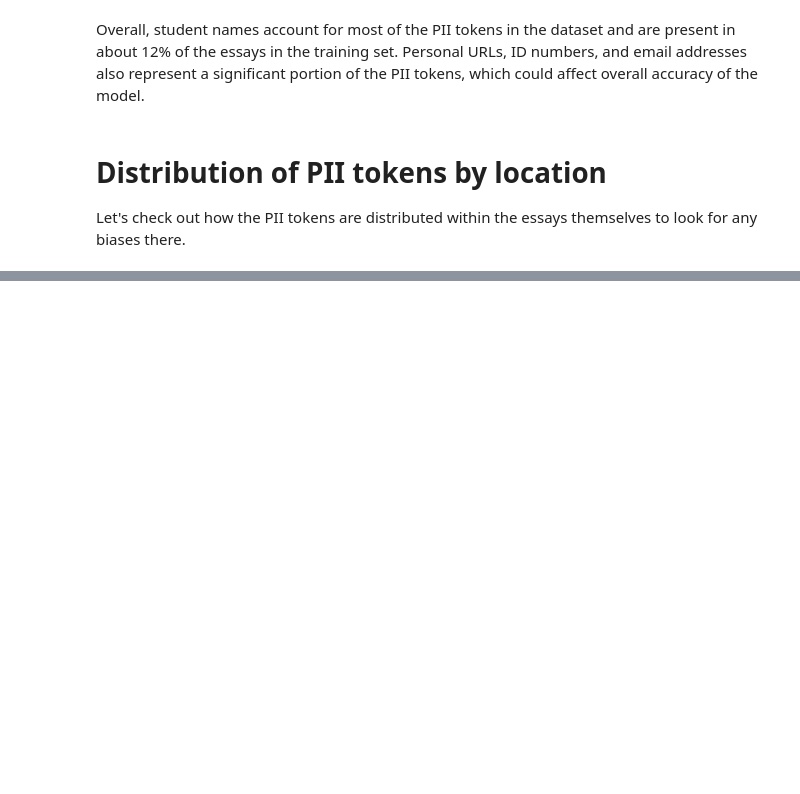
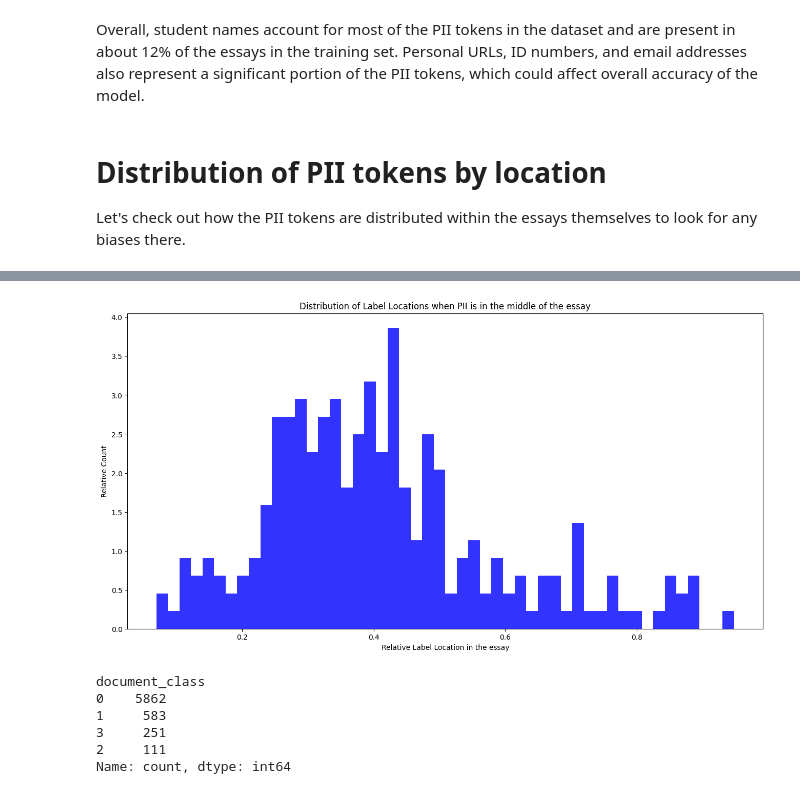
Before and after one commit to lambe/kaggling, a Jupyter notebook: learning_agency_pii_2023/pii-data-detection-eda.ipynb, the cells around one changed output, grey strips where cells are left out. Drawn from its saved outputs; the diff is of its cells as text; code cells hidden in the pictures; blank space fills up the shorter version.

```diff
--- a/learning_agency_pii_2023/pii-data-detection-eda.ipynb
+++ b/learning_agency_pii_2023/pii-data-detection-eda.ipynb
@@ -325,0 +324,34 @@ We can start building a small model from this data, focusing on the first and la
+# %%
+def classify_doc(x):
+    if len(x["label_location"]) == 0:
+        return 0
+    elif np.amax(x["label_location"]) < 0.1:
+        return 1
+    elif np.amin(x["label_location"]) > 0.9:
+        return 2
+    else:
+        return 3
+
+df_pii_token_distro["document_class"] = df_pii_token_distro.apply(classify_doc, axis=1)
+# %%
+agg_label_location = df_pii_token_distro[df_pii_token_distro["document_class"] == 3][["document", "label_location"]].explode("label_location").dropna().groupby("document").agg("mean").reset_index()
+
+# Make a histogram of the label locations
+import matplotlib.pyplot as plt
+plt.figure(figsize=(16,8))
+plt.hist(agg_label_location["label_location"], bins=50, alpha=0.8, density=True, color='b')
+plt.title("Distribution of Label Locations when PII is in the middle of the essay")
+plt.xlabel("Relative Label Location in the essay")
+plt.ylabel("Relative Count")
+plt.show()
+# %% [output]
+[figure, added]
+# %%
+df_pii_token_distro["document_class"].value_counts()
+# %% [output]
+document_class
+0    5862
+1     583
+3     251
+2     111
+Name: count, dtype: int64
```
Also changed, not shown: parts of 5 cells of this notebook.
